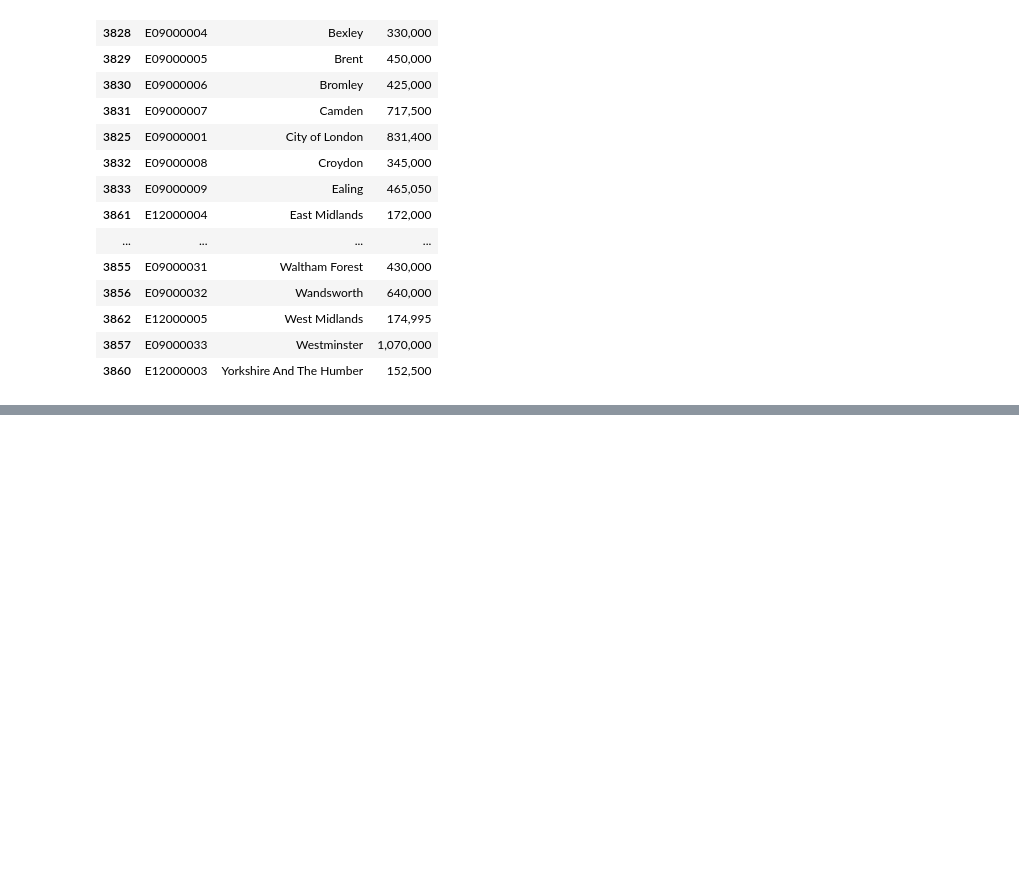
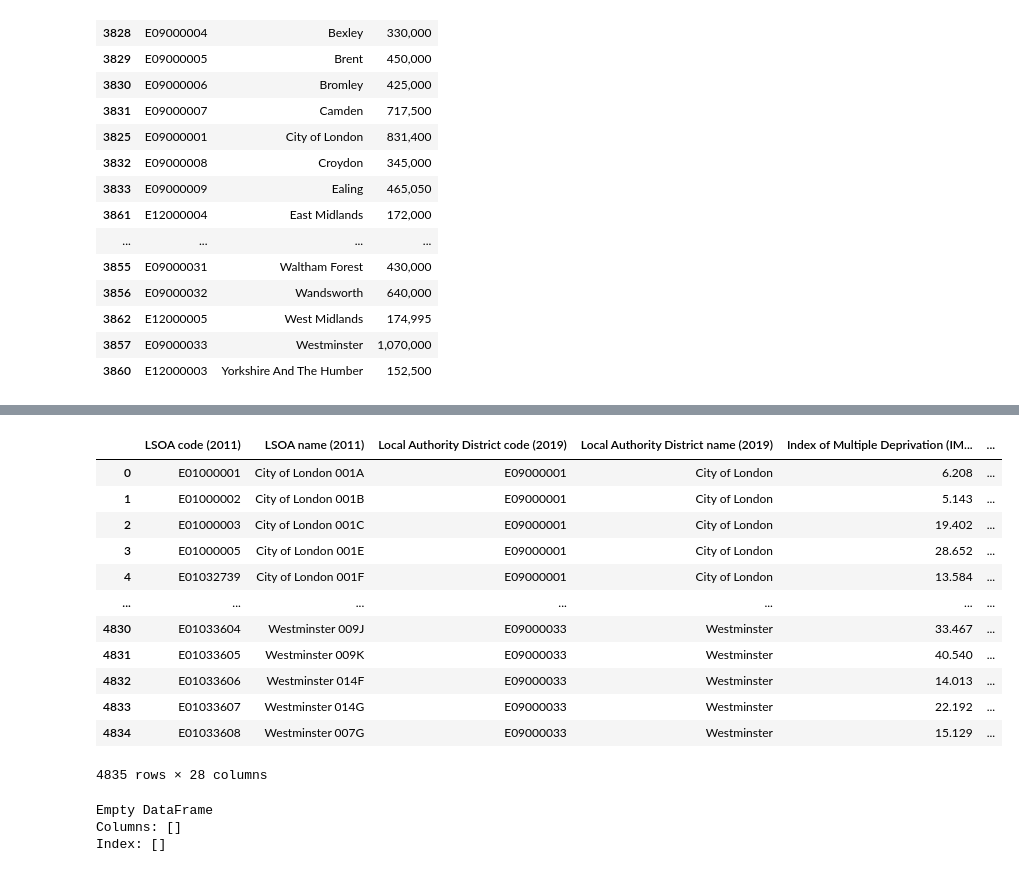
Before and after one commit to AndriiDS/londons_fashionable_finds, a Jupyter notebook: 01_Data_Collection/01_data_collection.ipynb, the cells around one changed output, grey strips where cells are left out. Drawn from its saved outputs; the diff is of its cells as text; code cells hidden in the pictures; blank space fills up the shorter version.

Commit message:
01_data_collection complete

```diff
--- a/Data_Collection/01_data_collection.ipynb
+++ b/01_Data_Collection/01_data_collection.ipynb
@@ -420,0 +434,20 @@ display(house_prices_df)
+# %%
+import pandas as pd
+import requests
+from io import BytesIO
+
+url = "https://data.london.gov.uk/download/indices-of-deprivation/9ee0cf66-e6f9-4e38-8eec-79c1d897e248/ID%202019%20for%20London.xls"
+response = requests.get(url)
+
+# Check if the request was successful
+if response.status_code == 200:
+    # Read the Excel file from the response content
+    excel_file = BytesIO(response.content)
+    xls = pd.read_excel(excel_file, sheet_name=None)
+
+    # List the sheet names
+    print("Sheet names:")
+    for sheet_name in xls.keys():
+        print(sheet_name)
+else:
+    print("Failed to download the Excel file.")
@@ -420,0 +509,59 @@ display(house_prices_df)
+# %%
+import pandas as pd
+import requests
+
+url = "https://data.london.gov.uk/download/indices-of-deprivation/9ee0cf66-e6f9-4e38-8eec-79c1d897e248/ID%202019%20for%20London.xls"
+response = requests.get(url)
+
+# Check if the request was successful
+if response.status_code == 200:
+    # Read the Excel file from the response content
+    excel_file = pd.ExcelFile(response.content)
+
+    # Read the "IMD 2019" sheet into a DataFrame
+    imd_2019_df = pd.read_excel(excel_file, sheet_name="IMD 2019")
+
+    # Save the DataFrame as a CSV file
+    #imd_2019_df.to_csv("IMD 2019 for London.csv", index=False)
+else:
+    print("Failed to download the Excel file.")
+# %%
+display(imd_2019_df)
+# %% [output]
+|  | LSOA code (2011) | LSOA name (2011) | Local Authority District code (2019) | Local Authority District name (2019) | Index of Multiple Deprivation (IM... | ... |
+| 0 | E01000001 | City of London 001A | E09000001 | City of London | 6.208 | ... |
+| 1 | E01000002 | City of London 001B | E09000001 | City of London | 5.143 | ... |
+| 2 | E01000003 | City of London 001C | E09000001 | City of London | 19.402 | ... |
+| 3 | E01000005 | City of London 001E | E09000001 | City of London | 28.652 | ... |
+| 4 | E01032739 | City of London 001F | E09000001 | City of London | 13.584 | ... |
+| ... | ... | ... | ... | ... | ... | ... |
+| 4830 | E01033604 | Westminster 009J | E09000033 | Westminster | 33.467 | ... |
+| 4831 | E01033605 | Westminster 009K | E09000033 | Westminster | 40.540 | ... |
+| 4832 | E01033606 | Westminster 014F | E09000033 | Westminster | 14.013 | ... |
+| 4833 | E01033607 | Westminster 014G | E09000033 | Westminster | 22.192 | ... |
+| 4834 | E01033608 | Westminster 007G | E09000033 | Westminster | 15.129 | ... |
+4835 rows × 28 columns
+# %%
+import pandas as pd
+import requests
+
+url = "https://data.london.gov.uk/download/indices-of-deprivation/9ee0cf66-e6f9-4e38-8eec-79c1d897e248/ID%202019%20for%20London.xls"
+response = requests.get(url)
+
+# Check if the request was successful
+if response.status_code == 200:
+    # Read the Excel file from the response content
+    xls_file = pd.ExcelFile(response.content)
+
+    # Read the "Notes" sheet into a DataFrame
+    notes_df = pd.read_excel(xls_file, sheet_name="Notes")
+
+    # Print the first few rows of the DataFrame
+    print(notes_df.head())
+
+else:
+    print("Failed to download the Excel file.")
+# %% [output]
+Empty DataFrame
+Columns: []
+Index: []
```
Also changed, not shown: parts of 16 cells of this notebook, 5 other files.
